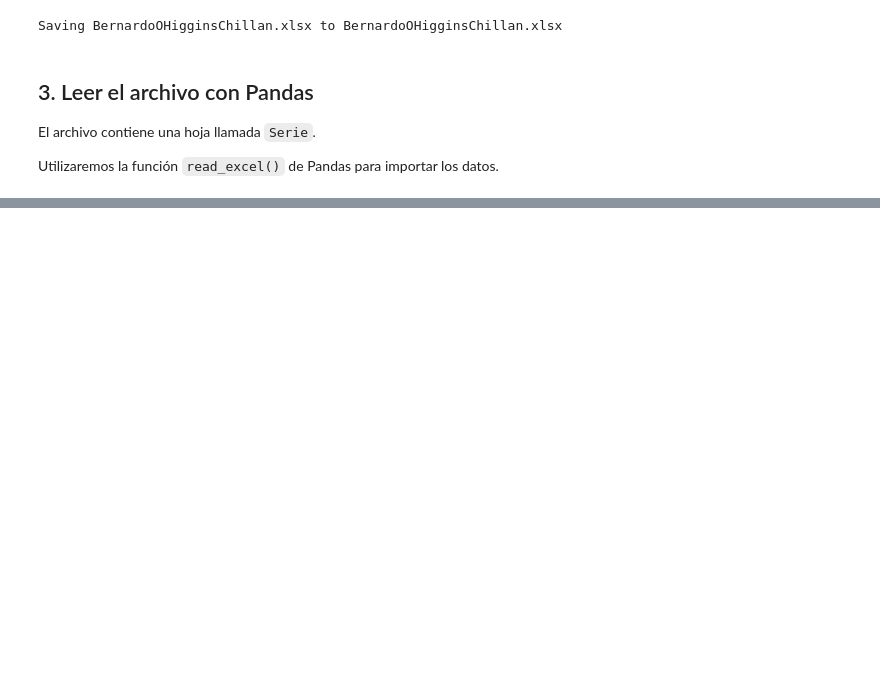
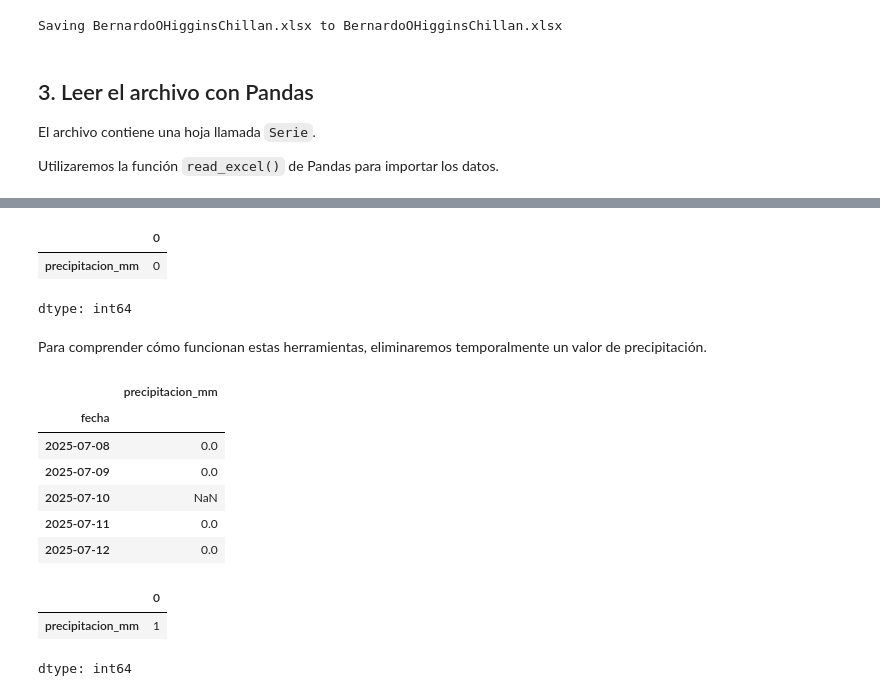
Before and after one commit to paulmunozpauta/Curso_Introduccion_Ciencia_Datos, a Jupyter notebook: Notebooks/M02_02_Organización_preparación_datos.ipynb, the cells around one changed output, grey strips where cells are left out. Saved outputs shown, nothing was run; the diff lists cells and outputs as text; code cells hidden in the pictures; blank space fills up the shorter version.

```diff
--- a/Notebooks/M02_02_Organización_preparación_datos.ipynb
+++ b/Notebooks/M02_02_Organización_preparación_datos.ipynb
@@ -688,0 +123,28 @@ El gráfico debe incluir:
+# %%
+datos_limpieza.isna().sum()
+# %% [output]
+|  | 0 |
+| precipitacion_mm | 0 |
+dtype: int64
+# %% [markdown]
+Para comprender cómo funcionan estas herramientas, eliminaremos temporalmente un valor de precipitación.
+# %%
+datos_ejemplo = datos_limpieza.copy()
+
+datos_ejemplo.loc["2025-07-10", "precipitacion_mm"] = pd.NA
+# %%
+datos_ejemplo.loc["2025-07-08":"2025-07-12"]
+# %% [output]
+|  | precipitacion_mm |
+| fecha |  |
+| 2025-07-08 | 0.0 |
+| 2025-07-09 | 0.0 |
+| 2025-07-10 | NaN |
+| 2025-07-11 | 0.0 |
+| 2025-07-12 | 0.0 |
+# %%
+datos_ejemplo.isna().sum()
+# %% [output]
+|  | 0 |
+| precipitacion_mm | 1 |
+dtype: int64
```
Also changed, not shown: parts of 102 cells of this notebook.
